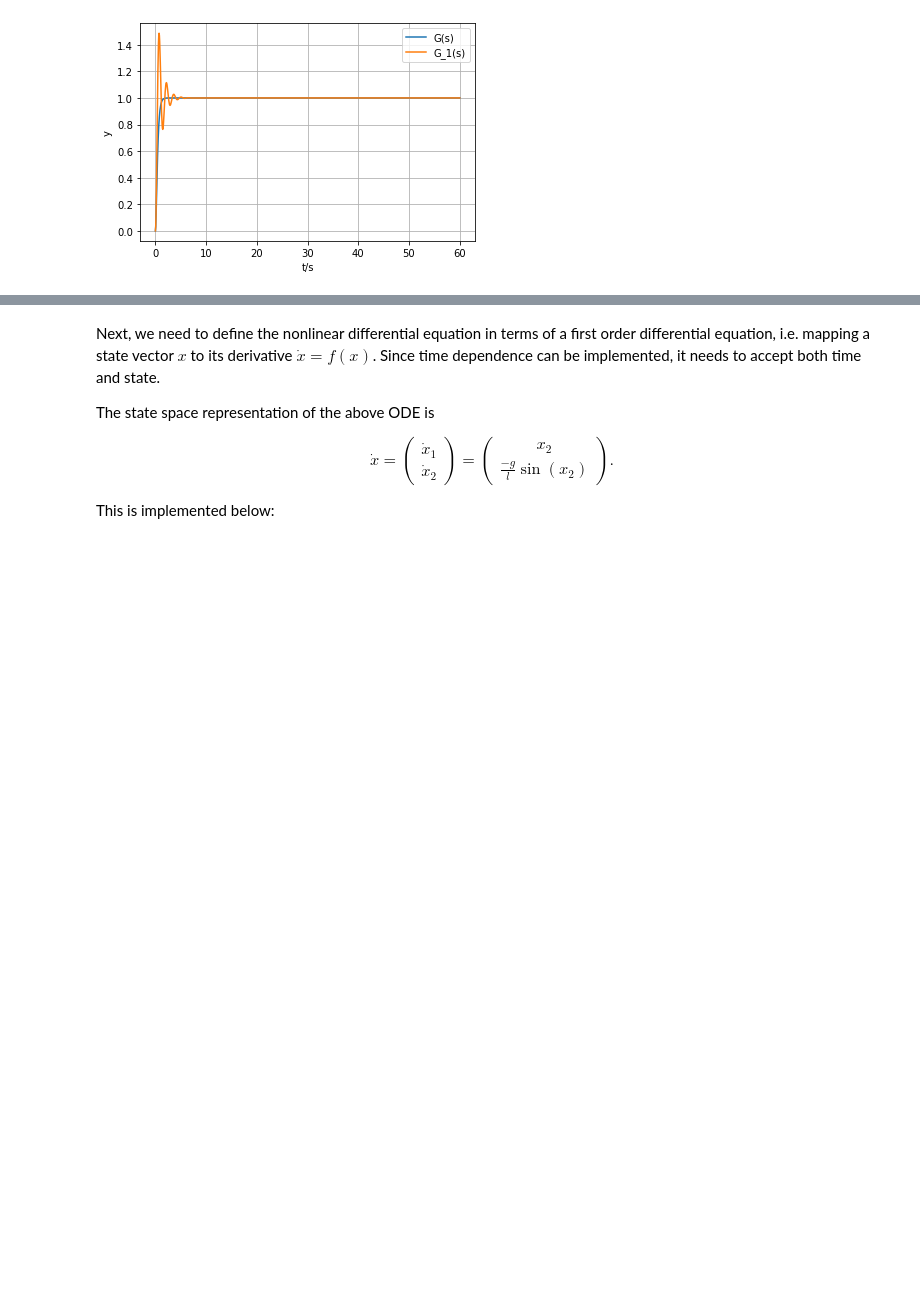
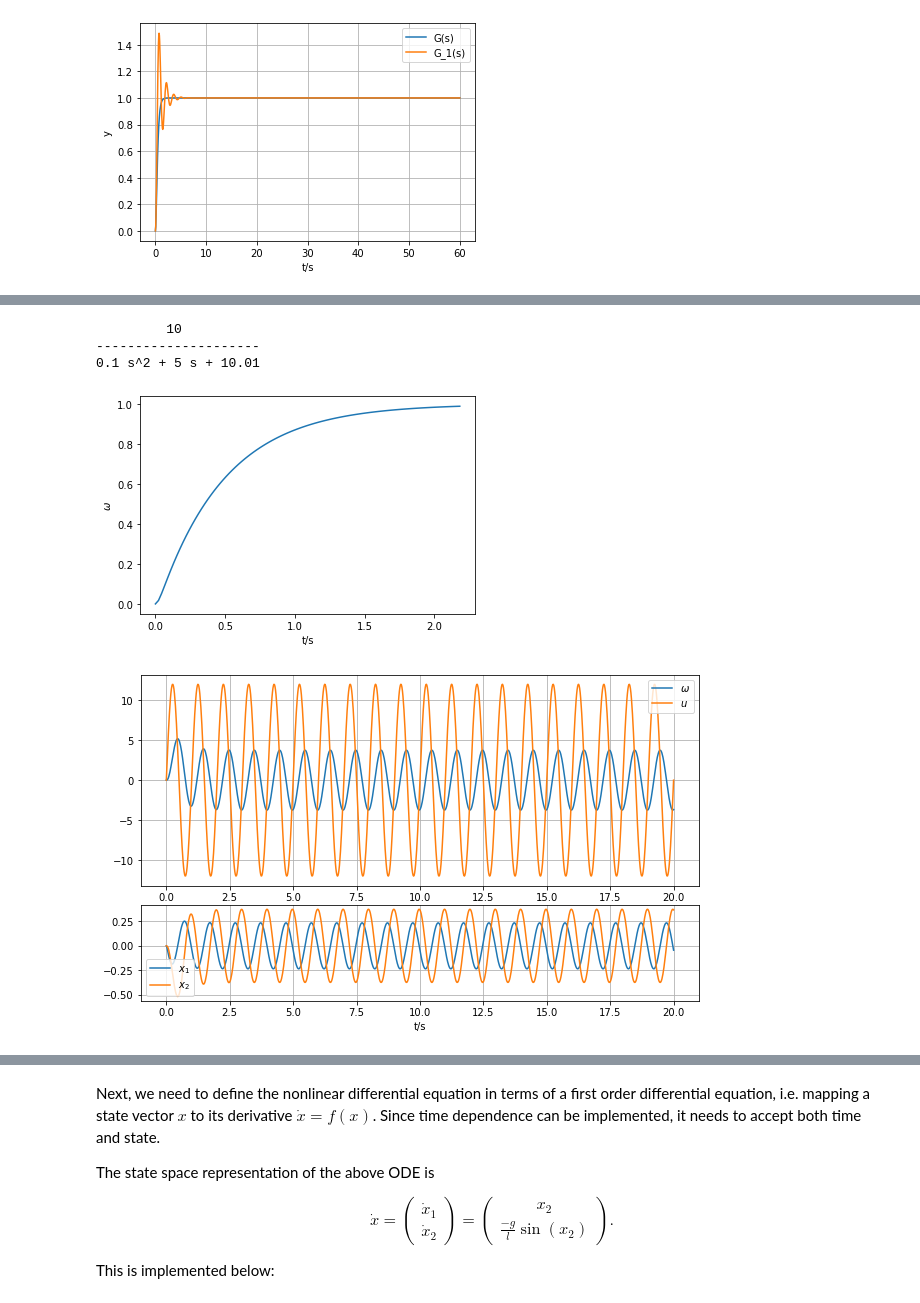
Before and after one commit to RailProfAC/data-science-for-engineers, a Jupyter notebook: DynamicalSystems/DynamicalSystems.ipynb, the cells around one changed output, grey strips where cells are left out. Cells and saved outputs as stored; diff of their text form; code cells hidden in the pictures; blank space fills up the shorter version.

Commit message:
Solutions for path 2

```diff
--- a/DynamicalSystems/DynamicalSystems.ipynb
+++ b/DynamicalSystems/DynamicalSystems.ipynb
@@ -340,6 +404,55 @@ subplot(3,1,3)
 ~~~
 to replicate this figure:
 ![DCMotor Results](figures/DCMotorSim.png)
+# %%
+# Parameters
+Ra = 5
+La = 0.1
+KT = 10
+J = 1
+B = 0.001
+Kb = 1
+# Subsystem definition
+syse = tf([1],[La,Ra])
+sysm = tf([1],[J,B])
+sysKT = tf([KT],[1])
+sysKb = tf([Kb],[1])
+# Forward path
+sysfw = series(syse, sysKT, sysm)
+# Feedback
+sys = feedback(sysfw, sysKb)
+# Print overall system
+print(sys)
+
+# Step response
+T, yout = step_response(sys)
+plot(T, yout)
+xlabel('t/s')
+ylabel('$\omega$')
+
+# Forced response
+T = linspace(0,20,1000)
+u = 12*sin(2*pi*T)
+Tout, yout, x = forced_response(sys, T, u, [0, 0])
+figure(figsize=(10,6))
+subplot(3,1,(1,2))
+plot(Tout, yout, label = '$\omega$')
+plot(T, u, label = '$u$')
+grid()
+legend()
+subplot(3,1,3)
+plot(Tout, x[0,:], label = '$x_1$')
+plot(Tout, x[1,:], label = '$x_2$')
+grid()
+legend()
+xlabel('t/s')
+savefig('figures/DCMotorSim.png', dpi=300)
+# %% [output]
+         10
+---------------------
+0.1 s^2 + 5 s + 10.01
+[figure, added]
+[figure, added]
 # %% [markdown]
 ## Nonlinear systems
 
```
Also changed, not shown: parts of 5 cells of this notebook, 4 other files.
